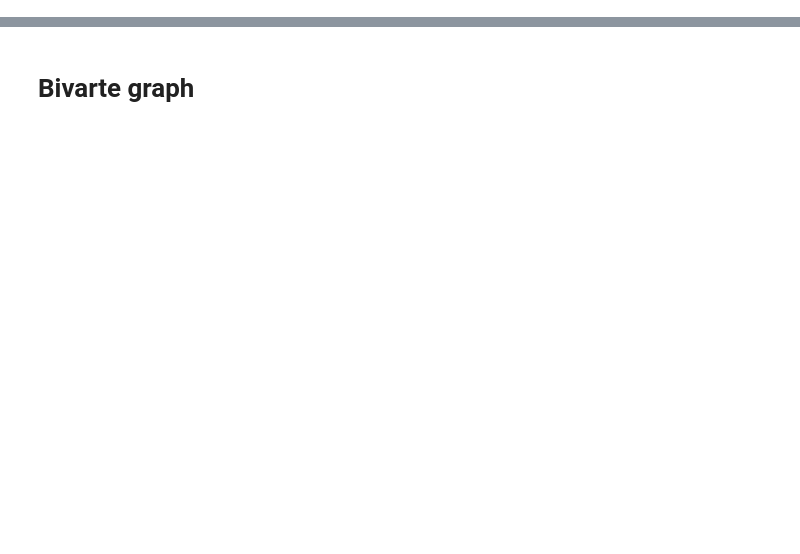
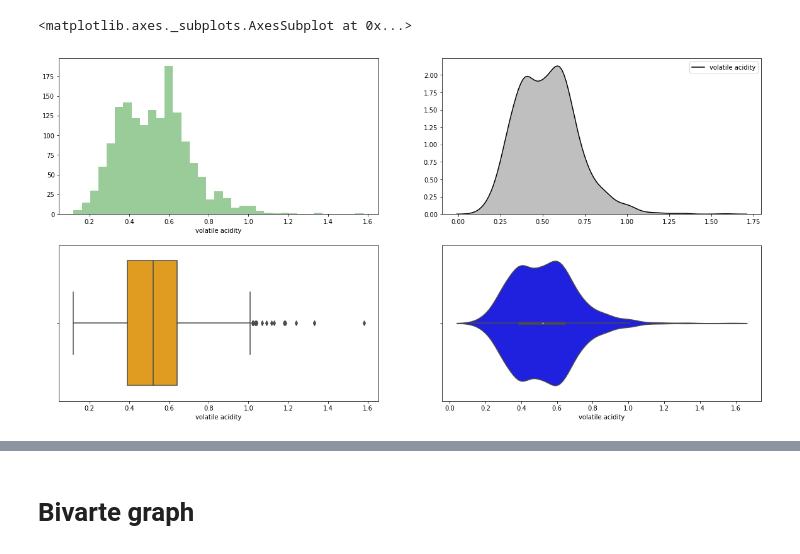
Before and after one commit to sohan0201/Assignment1, a Jupyter notebook: Assignment 7.ipynb, the cells around one changed output, grey strips where cells are left out. Cells and saved outputs as stored; diff of their text form; code cells hidden in the pictures; blank space fills up the shorter version.

```diff
--- a/Assignment 7.ipynb
+++ b/Assignment 7.ipynb
@@ -409,0 +204,13 @@ sns.countplot(wines.quality,color='black')
+# %%
+plt.figure(figsize=(20,10))
+plt.subplot(2,2,1)
+sns.distplot(red['volatile acidity'],kde=False,color='green')
+plt.subplot(2,2,2)
+sns.kdeplot(red['volatile acidity'],shade=True,color='black')
+plt.subplot(2,2,3)
+sns.boxplot(red['volatile acidity'],color='orange')
+plt.subplot(2,2,4)
+sns.violinplot(red['volatile acidity'],color='blue')
+# %% [output]
+<matplotlib.axes._subplots.AxesSubplot at 0x...>
+[figure, added]
```
Also changed, not shown: parts of 112 cells of this notebook.
